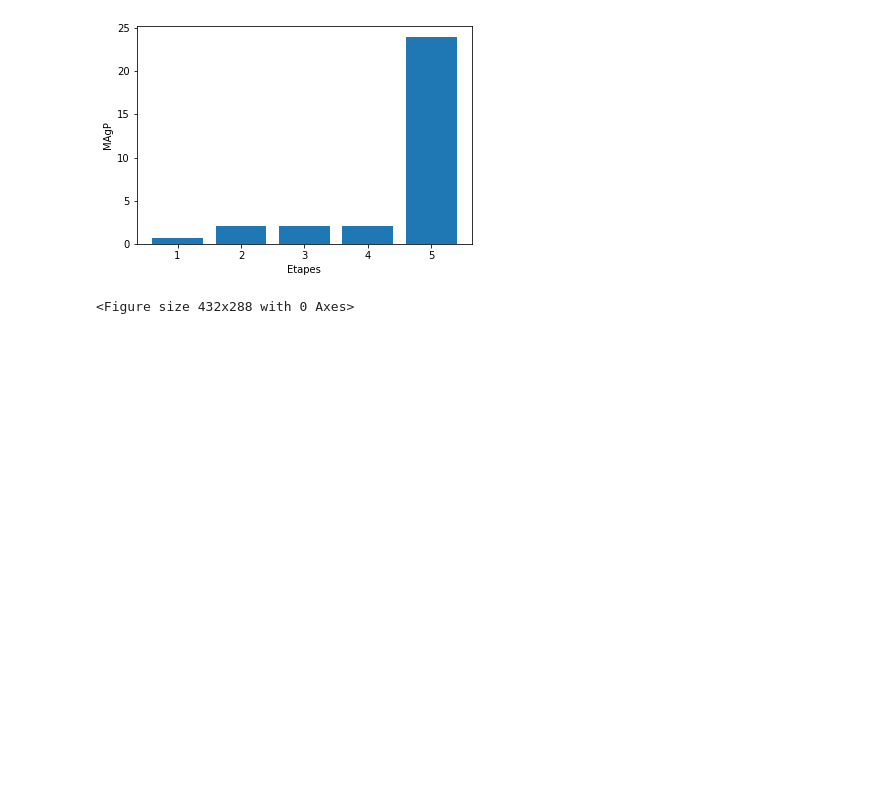
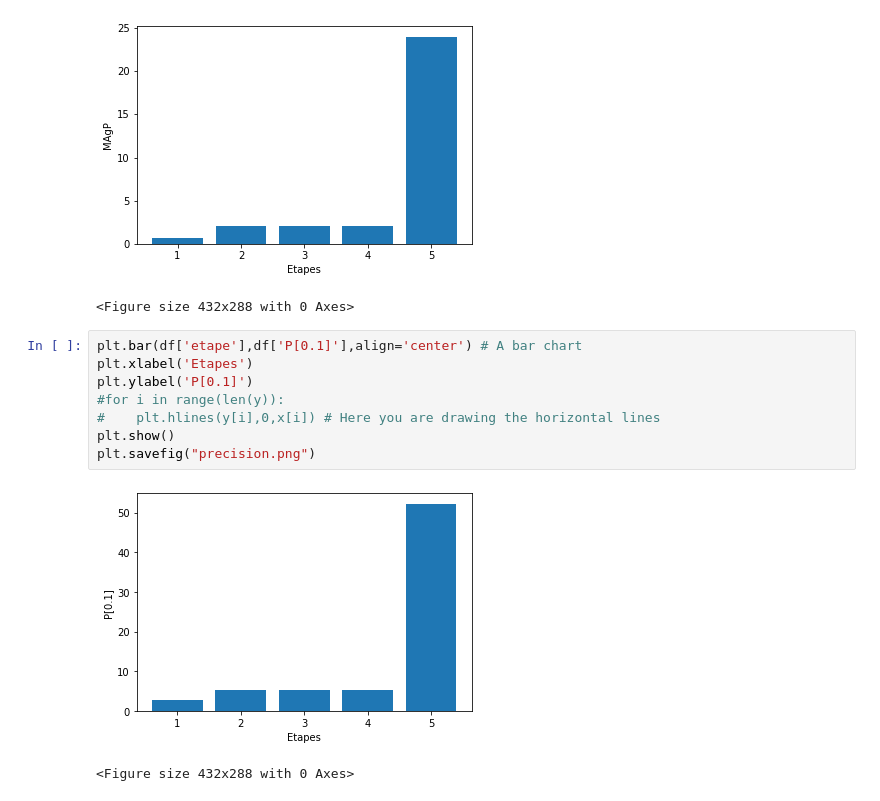
Before and after one commit to achrafBenHamou/Information_Retrieval, a Jupyter notebook: Visualizing Runs/Visualizing Runs2.ipynb, the cells around one changed output. Saved outputs shown, nothing was run; the diff lists cells and outputs as text; blank space fills up the shorter version.

Commit message:
visualisation

```diff
--- a/Visualizing Runs/Visualizing Runs2.ipynb
+++ b/Visualizing Runs/Visualizing Runs2.ipynb
@@ -87,3 +87,14 @@ plt.savefig("MAgp.png")
 # %% [output]
 [figure]
 <Figure size 432x288 with 0 Axes>
+# %%
+plt.bar(df['etape'],df['P[0.1]'],align='center') # A bar chart
+plt.xlabel('Etapes')
+plt.ylabel('P[0.1]')
+#for i in range(len(y)):
+#    plt.hlines(y[i],0,x[i]) # Here you are drawing the horizontal lines
+plt.show()
+plt.savefig("precision.png")
+# %% [output]
+[figure, added]
+<Figure size 432x288 with 0 Axes>
```
